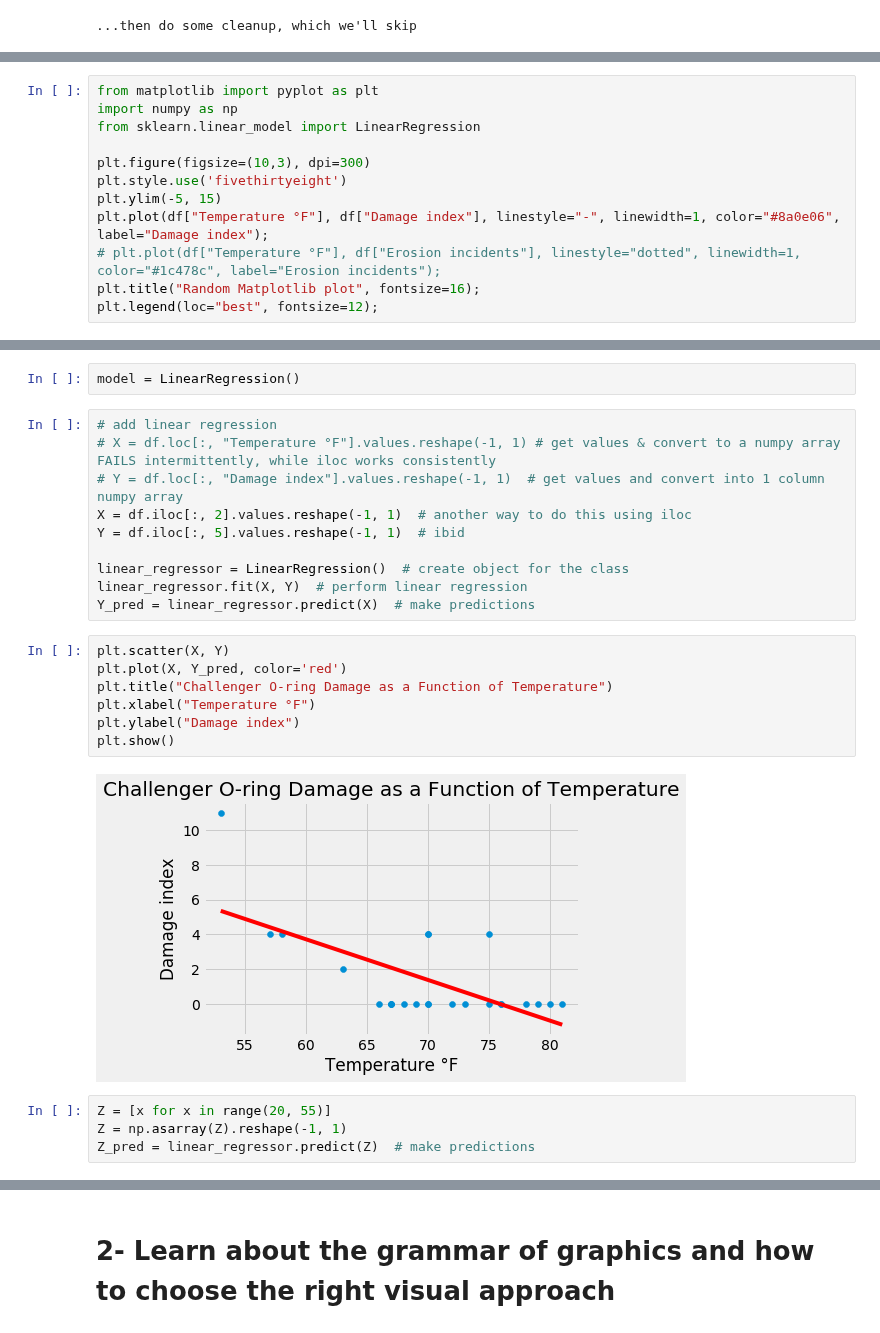
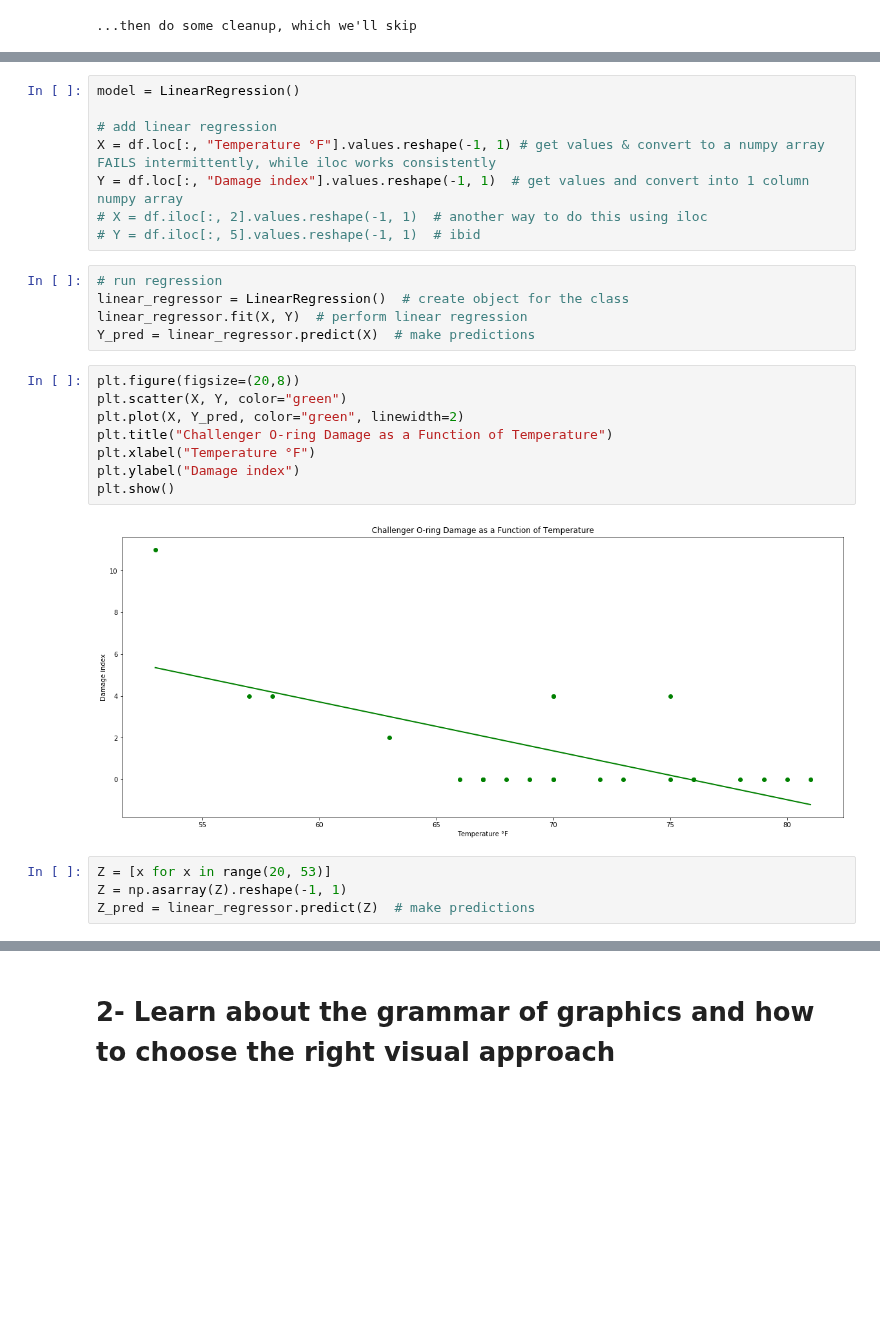
Before and after one commit to surfaceowl-ai/python_visualizations, a Jupyter notebook: notebooks/00_effective_visualizations.ipynb, the cells around one changed output, grey strips where cells are left out. Saved outputs shown, nothing was run; the diff lists cells and outputs as text; blank space fills up the shorter version.

Commit message:
++grammar of graphics, notebook improvements

```diff
--- a/notebooks/00_effective_visualizations.ipynb
+++ b/notebooks/00_effective_visualizations.ipynb
@@ -248,12 +264,0 @@ df.head(10)
-# %%
-from matplotlib import pyplot as plt
-import numpy as np
-from sklearn.linear_model import LinearRegression
-
-plt.figure(figsize=(10,3), dpi=300)
-plt.style.use('fivethirtyeight')
-plt.ylim(-5, 15)
-plt.plot(df["Temperature °F"], df["Damage index"], linestyle="-", linewidth=1, color="#8a0e06", label="Damage index");
-# plt.plot(df["Temperature °F"], df["Erosion incidents"], linestyle="dotted", linewidth=1, color="#1c478c", label="Erosion incidents");
-plt.title("Random Matplotlib plot", fontsize=16);
-plt.legend(loc="best", fontsize=12);
@@ -262,25 +265,27 @@ plt.legend(loc="best", fontsize=12);
-# %%
-model = LinearRegression()
 # %%
+model = LinearRegression()
+
 # add linear regression
-# X = df.loc[:, "Temperature °F"].values.reshape(-1, 1) # get values & convert to a numpy array  FAILS intermittently, while iloc works consistently
-# Y = df.loc[:, "Damage index"].values.reshape(-1, 1)  # get values and convert into 1 column numpy array
-X = df.iloc[:, 2].values.reshape(-1, 1)  # another way to do this using iloc
-Y = df.iloc[:, 5].values.reshape(-1, 1)  # ibid
-
-linear_regressor = LinearRegression()  # create object for the class
-linear_regressor.fit(X, Y)  # perform linear regression
-Y_pred = linear_regressor.predict(X)  # make predictions
+X = df.loc[:, "Temperature °F"].values.reshape(-1, 1) # get values & convert to a numpy array  FAILS intermittently, while iloc works consistently
+Y = df.loc[:, "Damage index"].values.reshape(-1, 1)  # get values and convert into 1 column numpy array
+# X = df.iloc[:, 2].values.reshape(-1, 1)  # another way to do this using iloc
+# Y = df.iloc[:, 5].values.reshape(-1, 1)  # ibid
+# %%
+# run regression
+linear_regressor = LinearRegression()  # create object for the class
+linear_regressor.fit(X, Y)  # perform linear regression
+Y_pred = linear_regressor.predict(X)  # make predictions
 # %%
-plt.scatter(X, Y)
-plt.plot(X, Y_pred, color='red')
+plt.figure(figsize=(20,8))
+plt.scatter(X, Y, color="green")
+plt.plot(X, Y_pred, color="green", linewidth=2)
 plt.title("Challenger O-ring Damage as a Function of Temperature")
 plt.xlabel("Temperature °F")
 plt.ylabel("Damage index")
 plt.show()
 # %% [output]
-[figure, old version]
+[figure, new version]
 # %%
-Z = [x for x in range(20, 55)]
+Z = [x for x in range(20, 53)]
 Z = np.asarray(Z).reshape(-1, 1)
 Z_pred = linear_regressor.predict(Z)  # make predictions
```
Also changed, not shown: parts of 14 cells of this notebook, 4 other files.
